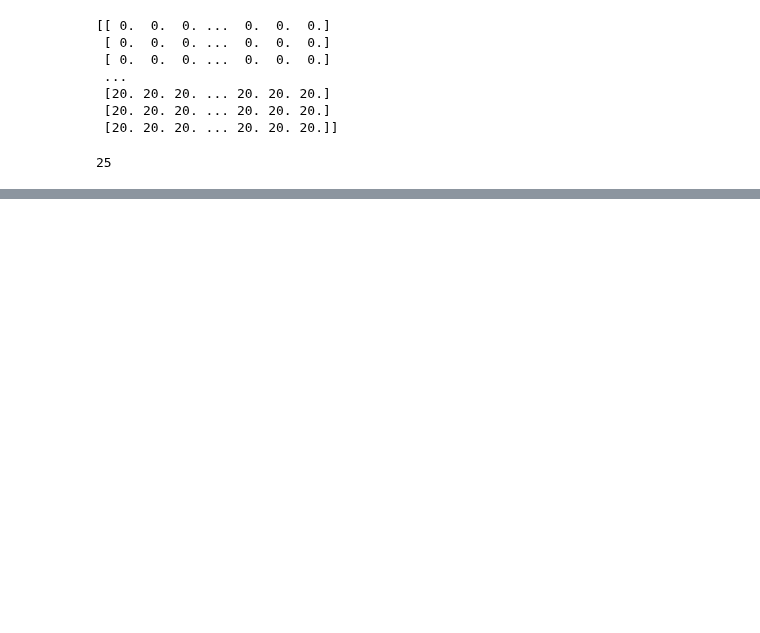
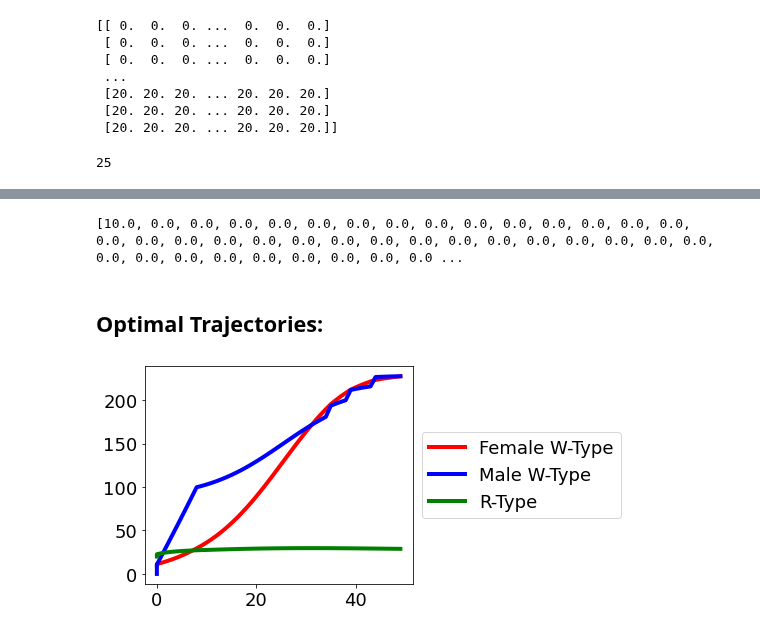
Before and after one commit to DarianNwankwo/cs6241-final-project, a Jupyter notebook: modeling/CS 6241 - Zika Standard DP Plotting.ipynb, the cells around one changed output, grey strips where cells are left out. Saved outputs shown, nothing was run; the diff lists cells and outputs as text; code cells hidden in the pictures; blank space fills up the shorter version.

```diff
--- a/modeling/CS 6241 - Zika Standard DP Plotting.ipynb
+++ b/modeling/CS 6241 - Zika Standard DP Plotting.ipynb
@@ -64,3 +64,50 @@ ax.scatter(x,y,z, c=plottingData.flat)
 # %%
 ## Todo: 4/30/21 - I think looking at the controls at every point in the domain isn't going to be effective in this case b/c too dense/
 ##Instead, write a trajectory tracer so that we can trace selected curves in 3D space
+# %%
+mpl.rcParams['font.size'] = 18
+
+#Read txt file and sort each line into its own list
+with open('opt_trajectories.txt') as f:
+
+    #Position values
+    line1 = f.readline()
+    fwNums = [float(num) for num in line1.split(' ')]
+
+    #Velocity values
+    line2 = f.readline()
+    mwNums = [float(num) for num in line2.split(' ')]
+
+    #Time values
+    line3 = f.readline()
+    rNums = [float(num) for num in line3.split(' ')]
+
+    #Time Values
+    line4 = f.readline()
+    timeVals = [float(num) for num in line4.split(' ')]
+
+    line5 = f.readline()
+    fwOCVals = [float(num) for num in line5.split(' ')]
+
+    #line6 = f.readline()
+    #mwOCVals = [float(num) for num in line6.split(' ')]
+
+print(fwOCVals)
+# %% [output]
+[10.0, 0.0, 0.0, 0.0, 0.0, 0.0, 0.0, 0.0, 0.0, 0.0, 0.0, 0.0, 0.0, 0.0, 0.0, 0.0, 0.0, 0.0, 0.0, 0.0, 0.0, 0.0, 0.0, 0.0, 0.0, 0.0, 0.0, 0.0, 0.0, 0.0, 0.0, 0.0, 0.0, 0.0, 0.0, 0.0, 0.0, 0.0, 0.0, 0.0 ...
+# %% [markdown]
+## Optimal Trajectories:
+# %%
+fig = plt.figure(2)
+ax = plt.subplot()
+
+ax.plot(timeVals,fwNums,color= 'red', linewidth=4, label='Female W-Type')
+ax.plot(timeVals,mwNums,color='blue', linewidth=4, label='Male W-Type')
+plt.plot(timeVals,rNums,color='green', linewidth=4, label='R-Type')
+#plt.plot(timeVals,fwOCVals,color='black', linewidth=4, label='$A^*_{WF}$')
+
+box = ax.get_position()
+ax.set_position([box.x0, box.y0, box.width * 0.8, box.height])
+lgd = ax.legend(loc='center left', bbox_to_anchor=(1, 0.5))
+# %% [output]
+[figure, added]
```
Also changed, not shown: parts of 1 cell of this notebook, 2 other files.
